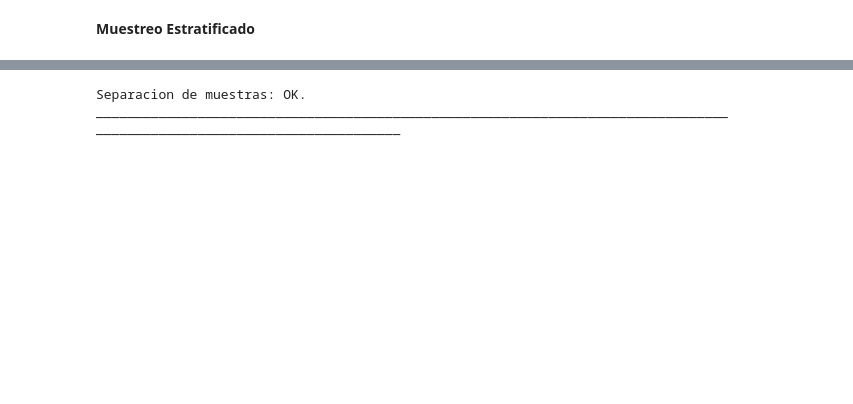
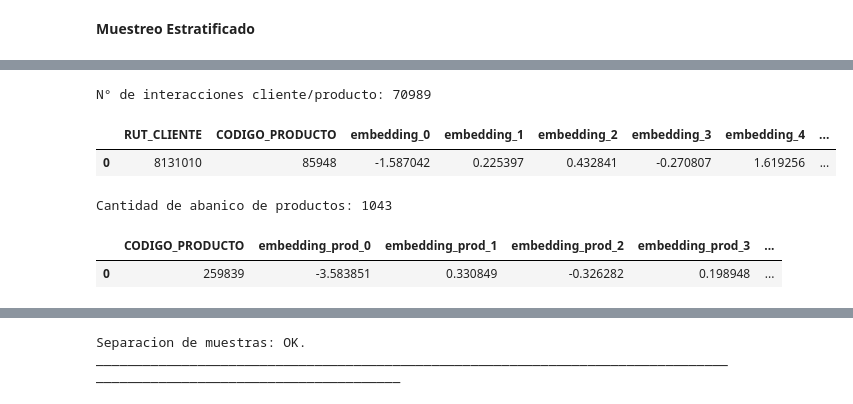
Before and after one commit to brauliomorgado/Cross-Selling-ML-Supervised, a Jupyter notebook: Prueba_Embbeding_final.ipynb, the cells around one changed output, grey strips where cells are left out. Drawn from its saved outputs; the diff is of its cells as text; code cells hidden in the pictures; blank space fills up the shorter version.

```diff
--- a/Prueba_Embbeding_final.ipynb
+++ b/Prueba_Embbeding_final.ipynb
@@ -233,0 +145,21 @@ len(pipeline_bm.dataset)
+# %%
+df_inter_cli_embedd = pd.merge(df[['RUT_CLIENTE','CODIGO_PRODUCTO']], df_cli_embedd, on='RUT_CLIENTE', how='left')
+print('N° de interacciones cliente/producto: '+str(len(df)))
+df_inter_cli_embedd.head(1)
+# %% [output]
+N° de interacciones cliente/producto: 70989
+|  | RUT_CLIENTE | CODIGO_PRODUCTO | embedding_0 | embedding_1 | embedding_2 | embedding_3 | embedding_4 | ... |
+| 0 | 8131010 | 85948 | -1.587042 | 0.225397 | 0.432841 | -0.270807 | 1.619256 | ... |
+# %%
+dicc_prod_final=df_filtered.CODIGO_PRODUCTO.unique()
+embeddings = [model.wv[producto] for producto in dicc_prod_final if producto in model.wv]
+dicc_prod_embedd = pd.DataFrame(embeddings, index=dicc_prod_final)
+dicc_prod_embedd.reset_index(inplace=True)
+dicc_prod_embedd.rename(columns={'index': 'CODIGO_PRODUCTO'}, inplace=True)
+dicc_prod_embedd.columns = ['CODIGO_PRODUCTO'] + [f'embedding_prod_{i}' for i in range(model.vector_size)]
+print('Cantidad de abanico de productos: '+str(len(df.CODIGO_PRODUCTO.unique())))
+dicc_prod_embedd.head(1)
+# %% [output]
+Cantidad de abanico de productos: 1043
+|  | CODIGO_PRODUCTO | embedding_prod_0 | embedding_prod_1 | embedding_prod_2 | embedding_prod_3 | ... |
+| 0 | 259839 | -3.583851 | 0.330849 | -0.326282 | 0.198948 | ... |
```
Also changed, not shown: parts of 67 cells of this notebook, 2 other files.
